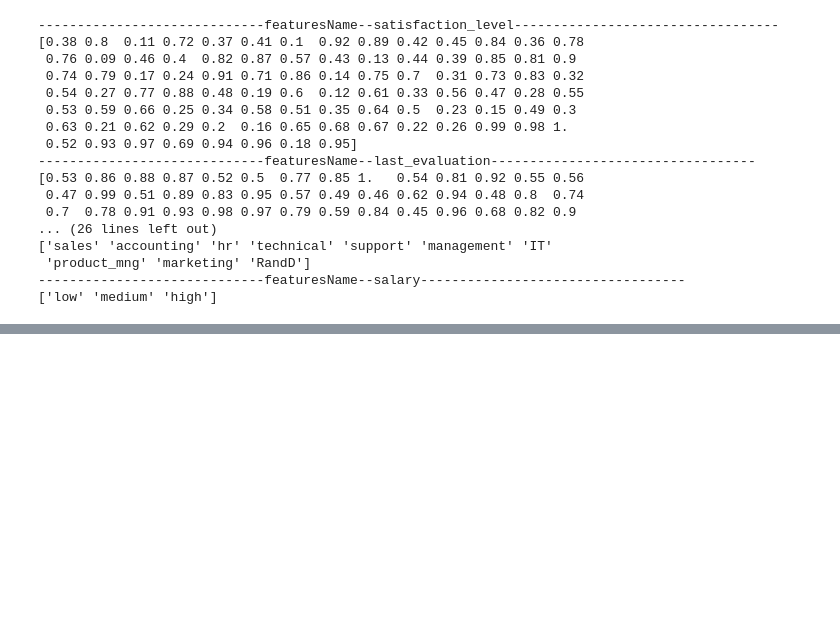
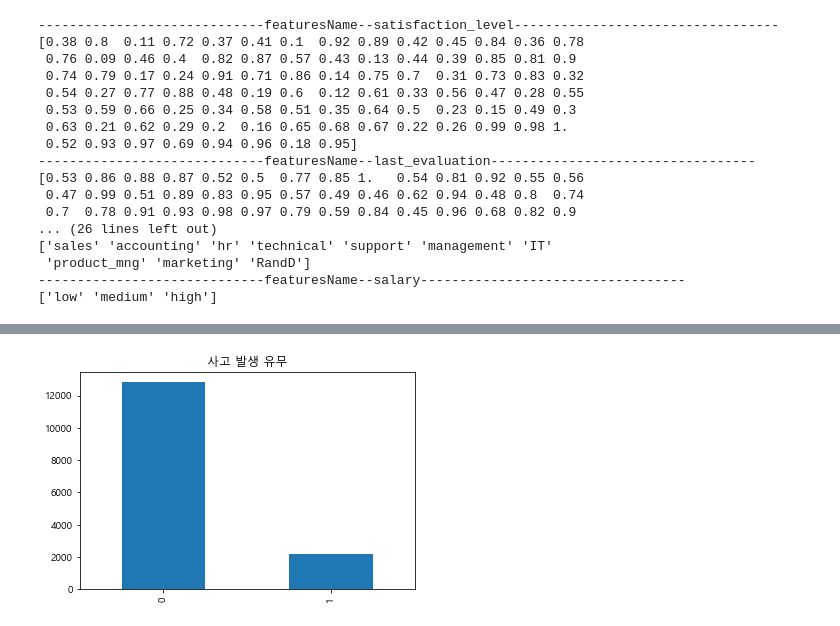
Before and after one commit to JxxHxxx/Ubion-Mini-Project-HR-Analysis, a Jupyter notebook: EDA.ipynb, the cells around one changed output, grey strips where cells are left out. Cells and saved outputs as stored; diff of their text form; code cells hidden in the pictures; blank space fills up the shorter version.

```diff
--- a/EDA.ipynb
+++ b/EDA.ipynb
@@ -32,0 +57,6 @@ for i in HR.columns:
+# %%
+plt.title('사고 발생 유무')
+HR['Work_accident'].value_counts().plot(kind='bar')
+plt.show()
+# %% [output]
+[figure, added]
```
Also changed, not shown: parts of 10 cells of this notebook.
